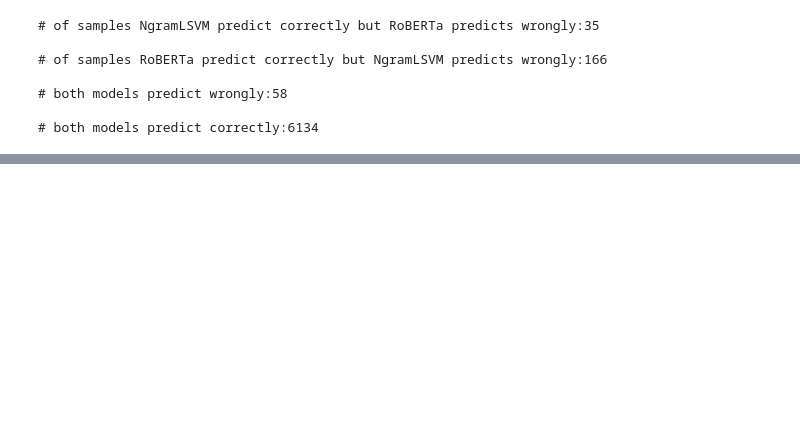
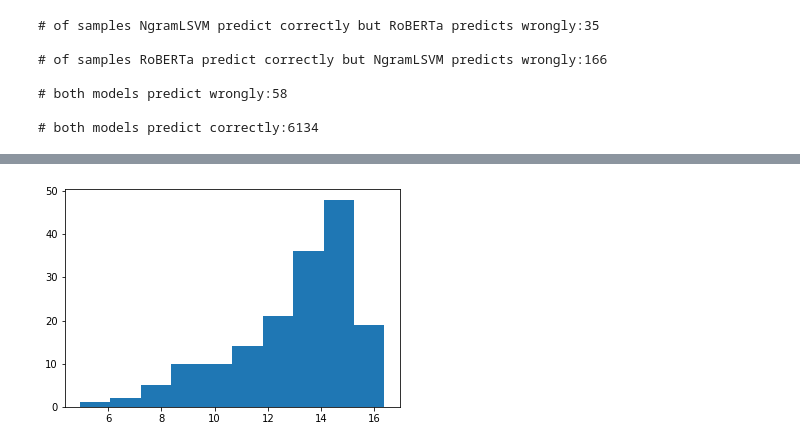
Before and after one commit to HamedBabaei/hatespeech-statistcal-analysis, a Jupyter notebook: notebooks/error-analysis.ipynb, the cells around one changed output, grey strips where cells are left out. Saved outputs shown, nothing was run; the diff lists cells and outputs as text; code cells hidden in the pictures; blank space fills up the shorter version.

```diff
--- a/notebooks/error-analysis.ipynb
+++ b/notebooks/error-analysis.ipynb
@@ -161,0 +170,7 @@ len(gold)
+# %%
+# of samples RoBERTa predict correctly but NgramLSVM predicts wrongly:166
+plt.hist(np.array(roberta_correct_ngramlsvm_wrong_samples['tfidf-score']).astype('float'))
+
+plt.show()
+# %% [output]
+[figure, added]
```
Also changed, not shown: parts of 17 cells of this notebook, 4 other files.
